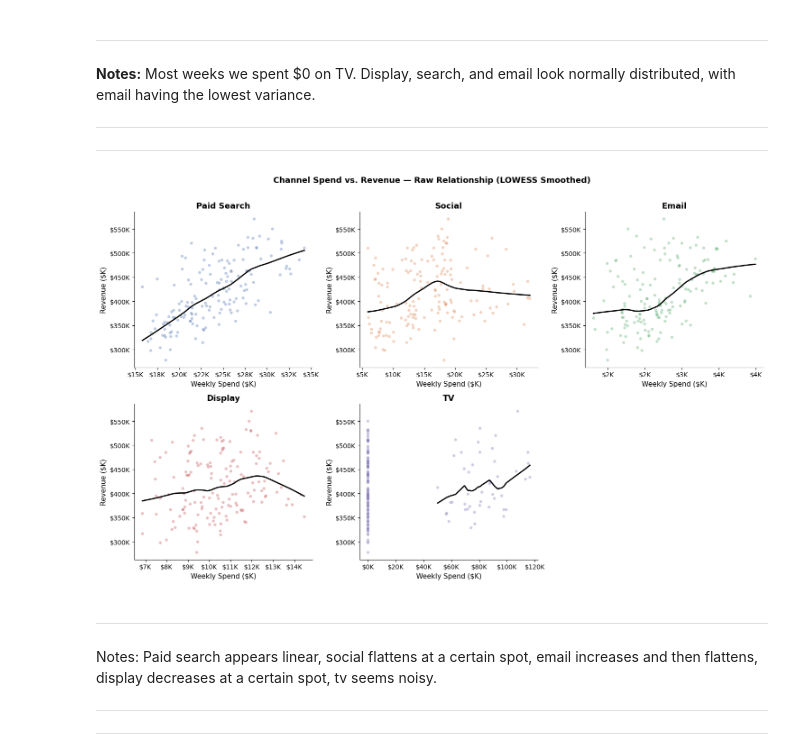
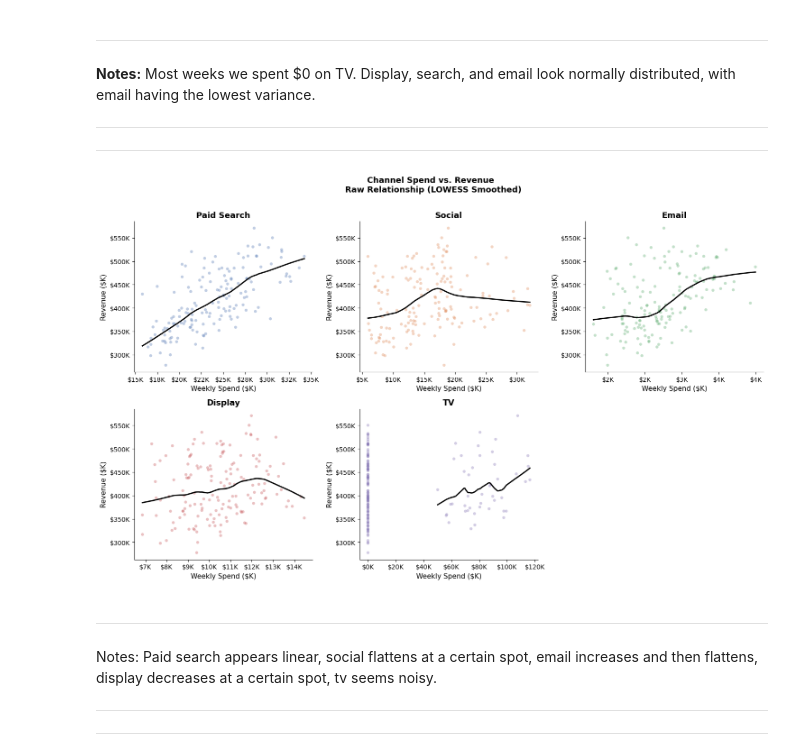
Before and after one commit to jwalluww/MarketingScience, a Jupyter notebook: mmm-bayesian/notebooks/marketing_mix_model_bayesian.ipynb, the cells around one changed output. Cells and saved outputs as stored; diff of their text form; code cells hidden in the pictures.

```diff
--- a/mmm-bayesian/notebooks/marketing_mix_model_bayesian.ipynb
+++ b/mmm-bayesian/notebooks/marketing_mix_model_bayesian.ipynb
@@ -250,7 +249,7 @@ fig, ax = plt.subplots(figsize=(14, 5))
 spend_matrix = df[CHANNELS].values / 1e3
 ax.stackplot(df.week, spend_matrix.T, labels=LABELS, colors=COLORS, alpha=0.85)
 
-ax.set_title("Channel Spend Composition Over Time — Arclight Cycling",
+ax.set_title("Channel Spend Composition Over Time",
              fontweight="bold", pad=12)
 ax.set_ylabel("Weekly Spend ($K)")
 ax.yaxis.set_major_formatter(mticker.FuncFormatter(lambda x, _: f"${x:,.0f}K"))
@@ -392,33 +391,33 @@ Zero-spend weeks per channel:
 # %%
 # ── Cell 7: Spend vs. Revenue Scatters (LOWESS) ───────────────────────────────
 from statsmodels.nonparametric.smoothers_lowess import lowess
 
 fig, axes = plt.subplots(2, 3, figsize=(15, 9))
 axes = axes.flatten()
 
 for ax, col, label, color in zip(axes, CHANNELS, LABELS, COLORS):
     x = df[col].values / 1e3
     y = df.revenue.values / 1e3
     ax.scatter(x, y, color=color, alpha=0.35, s=22, edgecolors="none")
     # LOWESS only on non-zero spend weeks
     mask = x > 0
     if mask.sum() > 10:
         smoothed = lowess(y[mask], x[mask], frac=0.5, return_sorted=True)
         ax.plot(smoothed[:, 0], smoothed[:, 1], color="black", lw=2, label="LOWESS")
     ax.set_title(label, fontweight="bold")
     ax.set_xlabel("Weekly Spend ($K)")
     ax.set_ylabel("Revenue ($K)")
     ax.xaxis.set_major_formatter(mticker.FuncFormatter(lambda x, _: f"${x:,.0f}K"))
     ax.yaxis.set_major_formatter(mticker.FuncFormatter(lambda x, _: f"${x:,.0f}K"))
 
 axes[5].set_visible(False)
-fig.suptitle("Channel Spend vs. Revenue — Raw Relationship (LOWESS Smoothed)",
+fig.suptitle("Channel Spend vs. Revenue \n Raw Relationship (LOWESS Smoothed)",
              fontsize=13, fontweight="bold", y=1.01)
 fig.tight_layout()
 plt.savefig("06_spend_vs_revenue_scatter.png", dpi=150, bbox_inches="tight")
 plt.show()
 # %% [output]
-[figure, old version]
+[figure, new version]
 # %% [markdown]
 ***
 Notes: Paid search appears linear, social flattens at a certain spot, email increases and then flattens, display decreases at a certain spot, tv seems noisy.
```
Also changed, not shown: parts of 13 cells of this notebook, 7 other files.
